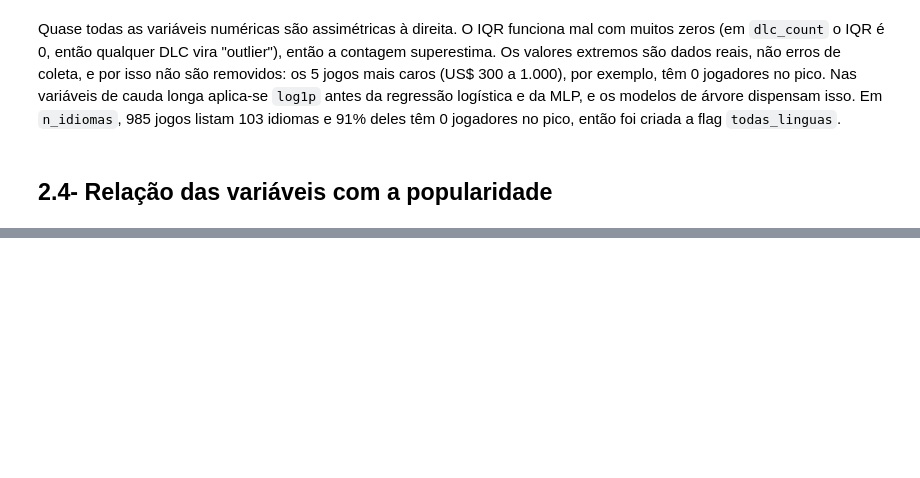
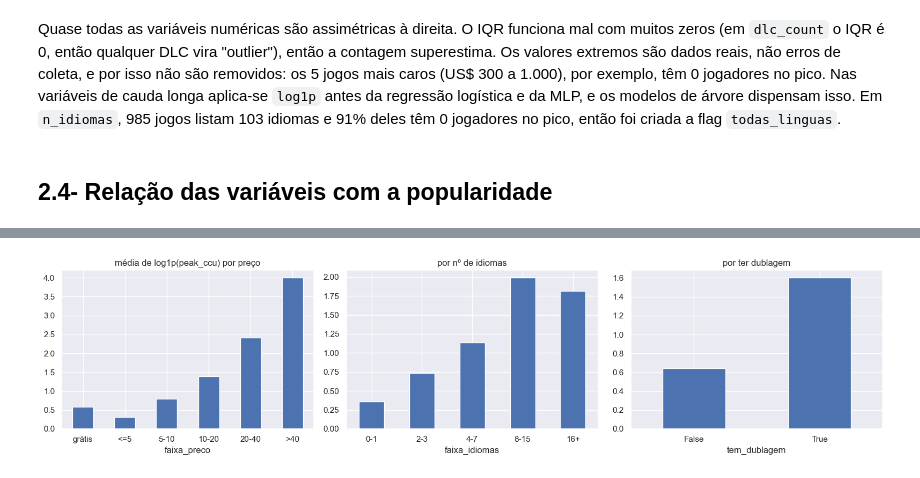
Before and after one commit to gustavomiranda2302/predicao-popularidade-steam, a Jupyter notebook: models/notebooks/02_analise.ipynb, the cells around one changed output, grey strips where cells are left out. Drawn from its saved outputs; the diff is of its cells as text; code cells hidden in the pictures; blank space fills up the shorter version.

```diff
--- a/models/notebooks/02_analise.ipynb
+++ b/models/notebooks/02_analise.ipynb
@@ -157,0 +198,13 @@ por_ano = dataset.groupby("release_date")
+# %%
+fig, axes = plt.subplots(1, 3, figsize=(16, 4))
+x["faixa_preco"] = pd.cut(x.preco, [-1, 0, 5, 10, 20, 40, 1000], labels=["grátis", "<=5", "5-10", "10-20", "20-40", ">40"])
+x["faixa_idiomas"] = pd.cut(x.n_idiomas, [-1, 1, 3, 7, 15, 200], labels=["0-1", "2-3", "4-7", "8-15", "16+"])
+
+x.groupby("faixa_preco", observed=True).log_ccu.mean().plot(kind="bar", ax=axes[0], rot=0); axes[0].set_title("média de log1p(peak_ccu) por preço")
+x.groupby("faixa_idiomas", observed=True).log_ccu.mean().plot(kind="bar", ax=axes[1], rot=0); axes[1].set_title("por nº de idiomas")
+x.groupby("tem_dublagem").log_ccu.mean().plot(kind="bar", ax=axes[2], rot=0); axes[2].set_title("por ter dublagem")
+
+plt.tight_layout()
+plt.show()
+# %% [output]
+[figure, added]
```
Also changed, not shown: parts of 16 cells of this notebook, 2 other files.
